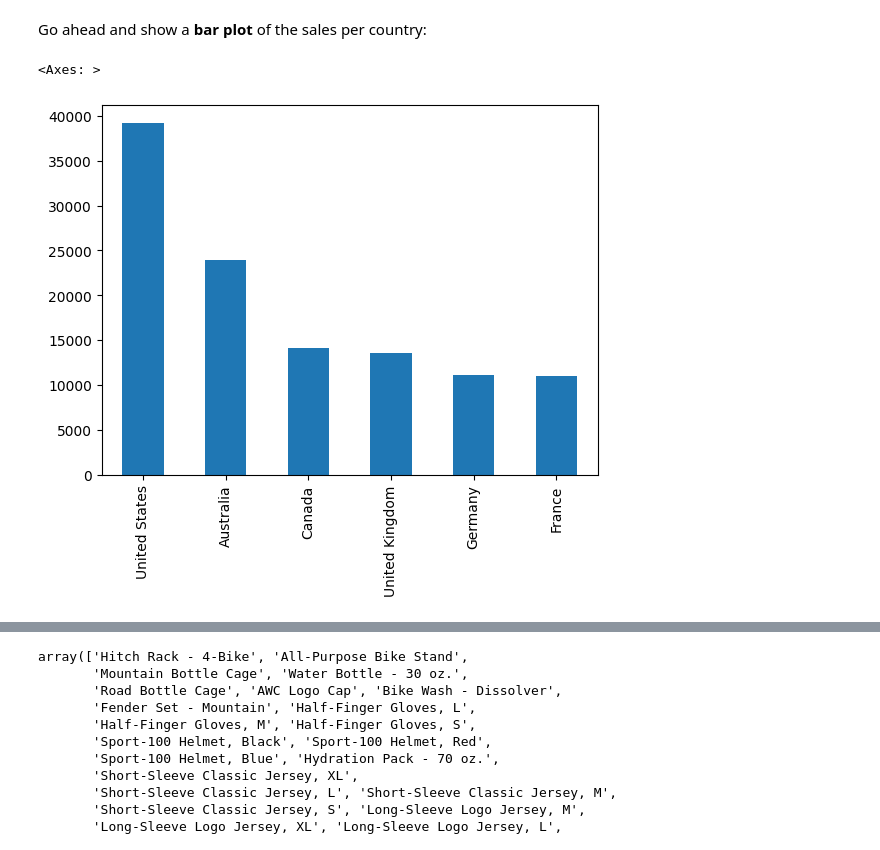
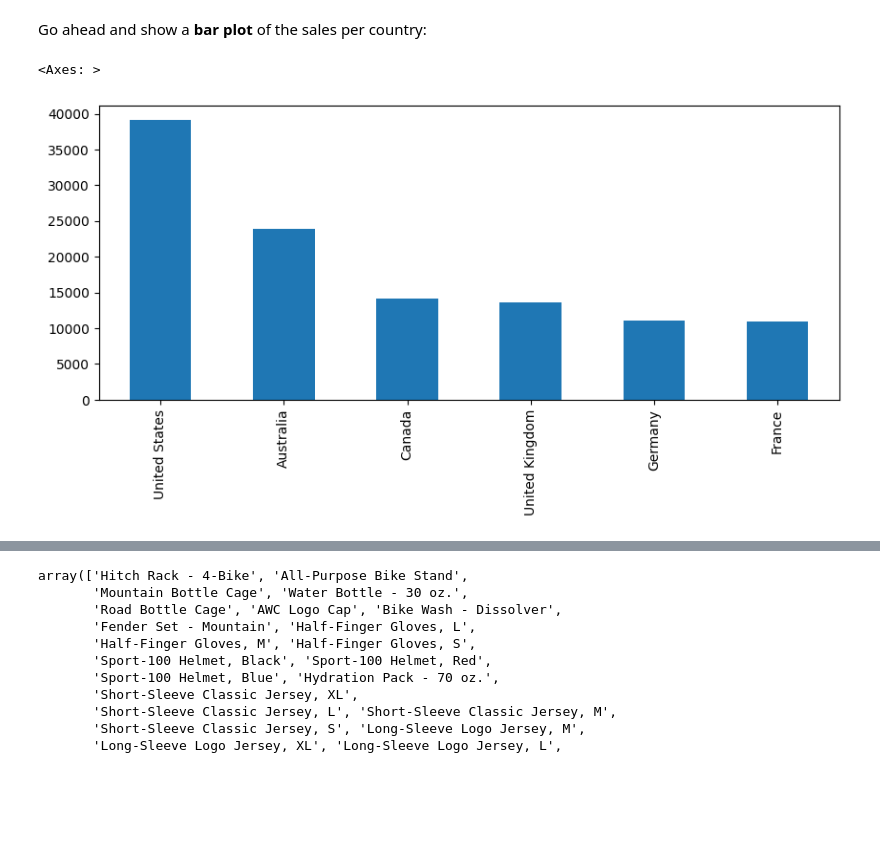
Before and after one commit to ejwang8/PandasExercises, a Jupyter notebook: freeCodeCamp_exercise1.ipynb, the cells around one changed output, grey strips where cells are left out. Saved outputs shown, nothing was run; the diff lists cells and outputs as text; code cells hidden in the pictures; blank space fills up the shorter version.

```diff
--- a/freeCodeCamp_exercise1.ipynb
+++ b/freeCodeCamp_exercise1.ipynb
@@ -136,10 +135,10 @@ Name: Country, dtype: int64
 Go ahead and show a <b>bar plot</b> of the sales per country:
 # %%
 # your code goes here
-sales['Country'].value_counts().plot(kind="bar")
+sales['Country'].value_counts().plot(kind="bar", figsize=(10, 4))
 # %% [output]
 <Axes: >
-[figure, old version]
+[figure, new version]
 # %% [markdown]
 ![green-divider](https://user-images.githubusercontent.com/7065401/52071924-c003ad80-2562-11e9-8297-1c6595f8a7ff.png)
 
```
Also changed, not shown: parts of 45 cells of this notebook.
